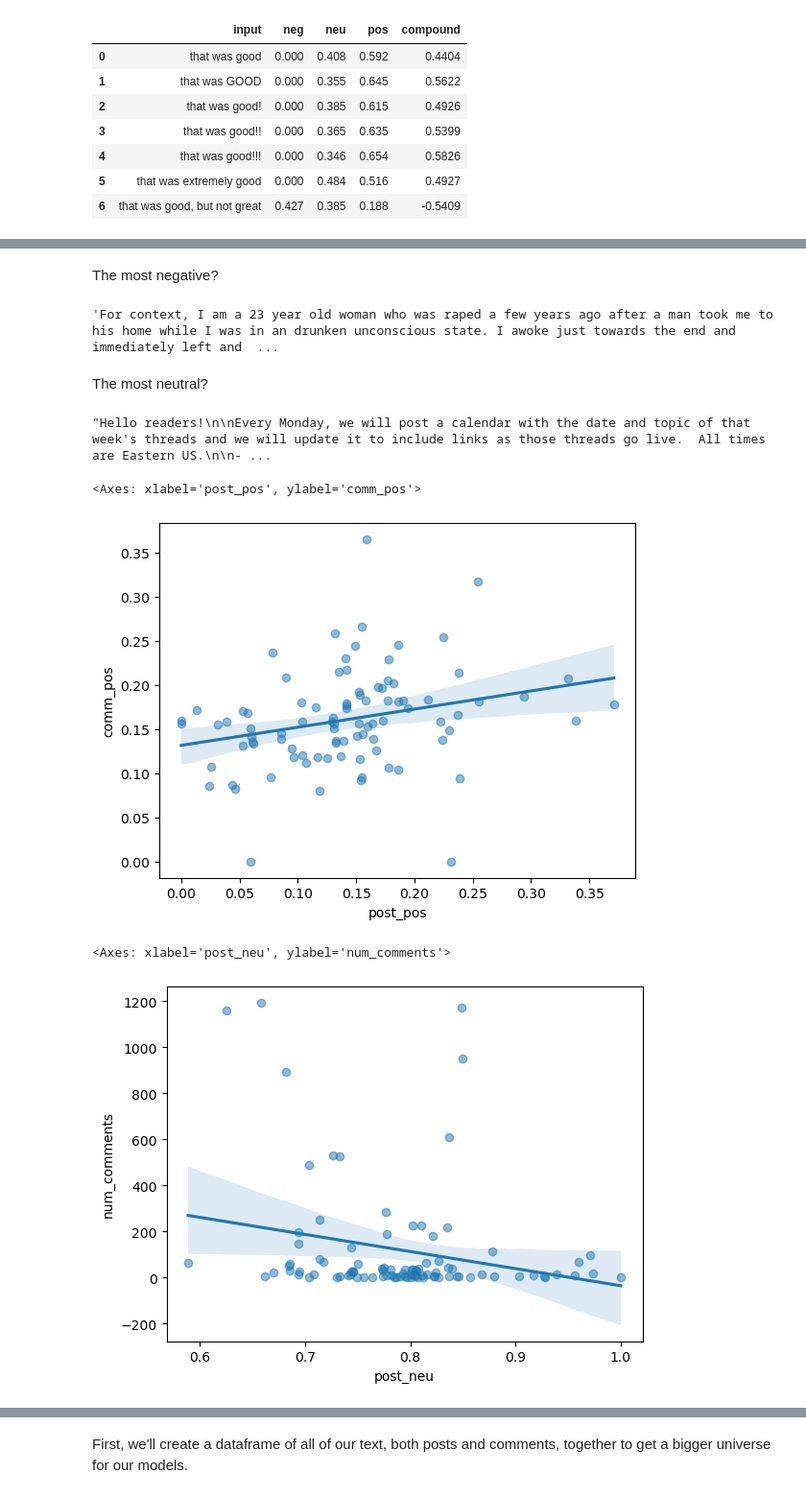
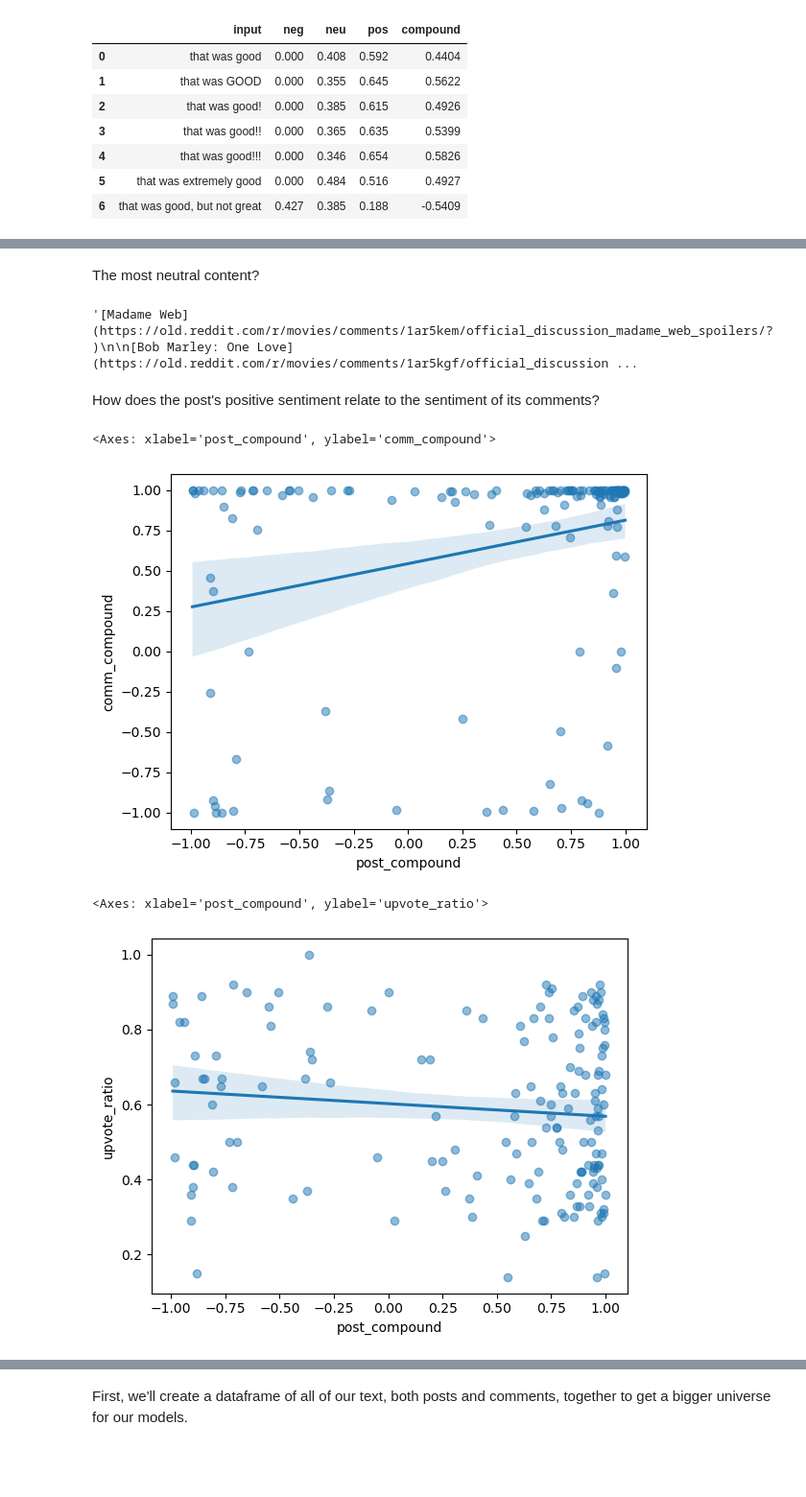
Before and after one commit to UNC-Libraries-data/text_analysis_seminar23-24, a Jupyter notebook: 2024_02_19_material/2024_02_19_Matt.ipynb, the cells around one changed output, grey strips where cells are left out. Shown: that part at 96% size. Saved outputs shown, nothing was run; the diff lists cells and outputs as text; code cells hidden in the pictures; blank space fills up the shorter version.

Commit message:
topic models

```diff
--- a/2024_02_19_material/2024_02_19_Matt.ipynb
+++ b/2024_02_19_material/2024_02_19_Matt.ipynb
@@ -97,3 +97,2 @@ The following were the top 100 posts alongside their comments from the books sub
 # %%
-df = pd.read_csv("reddit_books.csv", encoding='utf-8')
-df.sample(3)
+df = pd.read_csv("reddit_movies_021924.csv", encoding='utf-8').drop(columns='comments')
@@ -104,0 +106,4 @@ df.sample(3)
+# %%
+df["comments_list"] = df.comments_text.apply(ast.literal_eval)
+exploded = df.explode("comments_list", ignore_index=True).drop(columns = ['comment_blob', 'comments_text'])
+exploded.rename(columns= {'comments_list':'comment'}, inplace=True)
@@ -137,25 +166,21 @@ scores.sort_values("post_pos", ascending=False, ignore_index=True).content[0]
 # %% [markdown]
-The most negative?
+The most neutral content?
-# %%
-scores.sort_values("post_compound", ascending=True, ignore_index=True).content[0]
-# %% [output]
-'For context, I am a 23 year old woman who was raped a few years ago after a man took me to his home while I was in an drunken unconscious state. I awoke just towards the end and immediately left and  ...
-# %% [markdown]
-The most neutral?
 # %%
 scores.sort_values("post_neu", ascending=False, ignore_index=True).content[0]
 # %% [output]
-"Hello readers!\n\nEvery Monday, we will post a calendar with the date and topic of that week's threads and we will update it to include links as those threads go live.  All times are Eastern US.\n\n- ...
+'[Madame Web](https://old.reddit.com/r/movies/comments/1ar5kem/official_discussion_madame_web_spoilers/?)\n\n[Bob Marley: One Love](https://old.reddit.com/r/movies/comments/1ar5kgf/official_discussion ...
+# %% [markdown]
+How does the post's positive sentiment relate to the sentiment of its comments?
 # %%
-sns.regplot(data = scores, x="post_pos", y = "comm_pos", scatter_kws = {"alpha":0.5})
+sns.regplot(data = scores, x="post_compound", y = "comm_compound", scatter_kws = {"alpha":0.5})
 # %% [output]
-<Axes: xlabel='post_pos', ylabel='comm_pos'>
+<Axes: xlabel='post_compound', ylabel='comm_compound'>
-[figure, old version]
+[figure, new version]
 # %%
-sns.regplot(data = scores, x="post_neu", y = "num_comments", scatter_kws = {"alpha":0.5})
+sns.regplot(data = scores, x="post_compound", y = "upvote_ratio", scatter_kws = {"alpha":0.5})
 # %% [output]
-<Axes: xlabel='post_neu', ylabel='num_comments'>
+<Axes: xlabel='post_compound', ylabel='upvote_ratio'>
-[figure, old version]
+[figure, new version]
 # %%
 sns.regplot(data = scores, x="post_neu", y = "upvote_ratio", scatter_kws = {"alpha":0.5})
 # %% [output]
```
Also changed, not shown: parts of 38 cells of this notebook.
